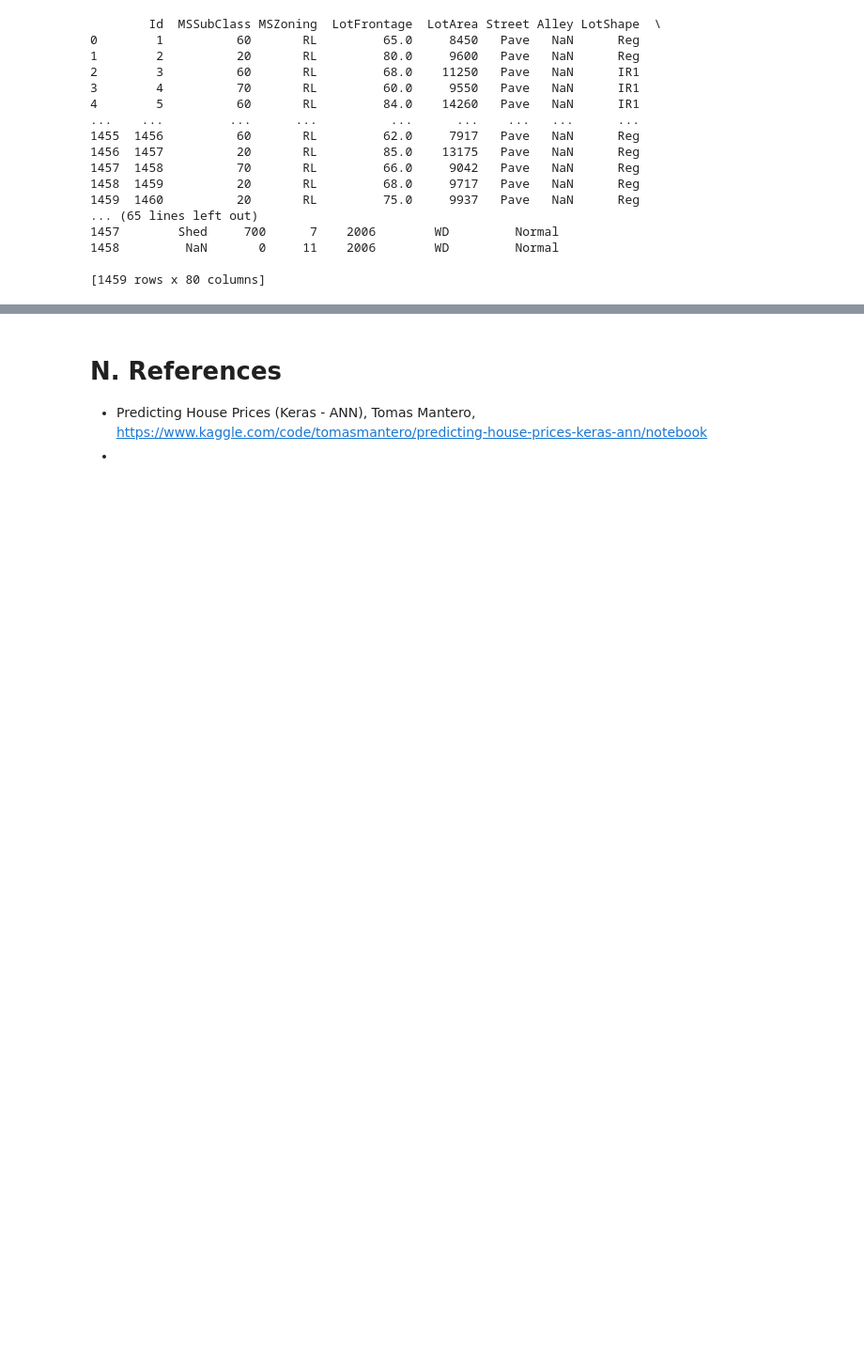
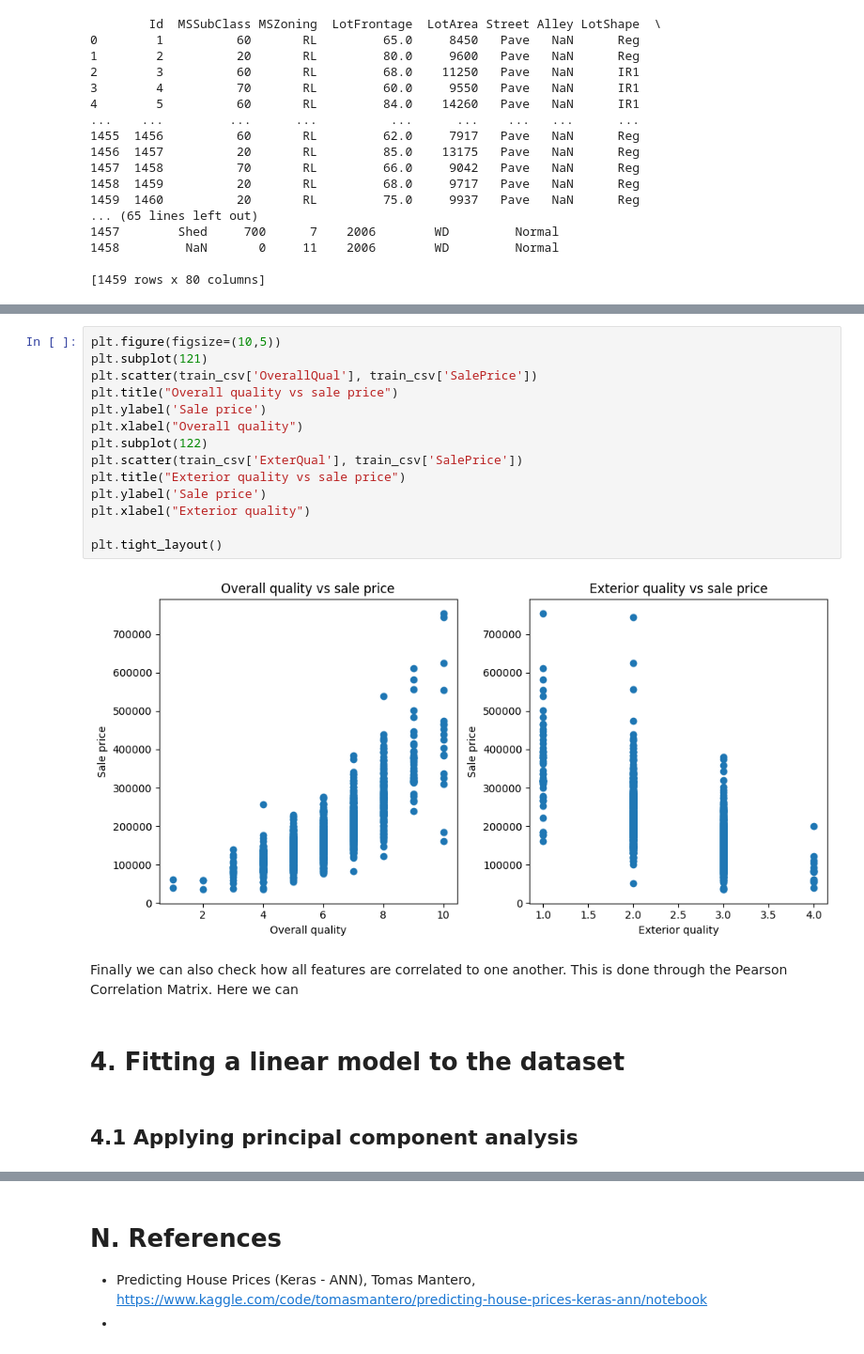
Before and after one commit to TheKnight1993/MLweek8, a Jupyter notebook: notebook.ipynb, the cells around one changed output, grey strips where cells are left out. Shown at 94% size. Drawn from its saved outputs; the diff is of its cells as text; blank space fills up the shorter version.

```diff
--- a/notebook.ipynb
+++ b/notebook.ipynb
@@ -229 +246,23 @@ TypeError: unsupported operand type(s) for +: 'int' and 'str'
+# %%
+plt.figure(figsize=(10,5))
+plt.subplot(121)
+plt.scatter(train_csv['OverallQual'], train_csv['SalePrice'])
+plt.title("Overall quality vs sale price")
+plt.ylabel('Sale price')
+plt.xlabel("Overall quality")
+plt.subplot(122)
+plt.scatter(train_csv['ExterQual'], train_csv['SalePrice'])
+plt.title("Exterior quality vs sale price")
+plt.ylabel('Sale price')
+plt.xlabel("Exterior quality")
+
+plt.tight_layout()
+# %% [output]
+[figure, added]
+# %% [markdown]
+Finally we can also check how all features are correlated to one another. This is done through the Pearson Correlation Matrix. Here we can
+# %% [markdown]
+# 4. Fitting a linear model to the dataset
+# %% [markdown]
+## 4.1 Applying principal component analysis
 # %%
```
Also changed, not shown: parts of 13 cells of this notebook.
